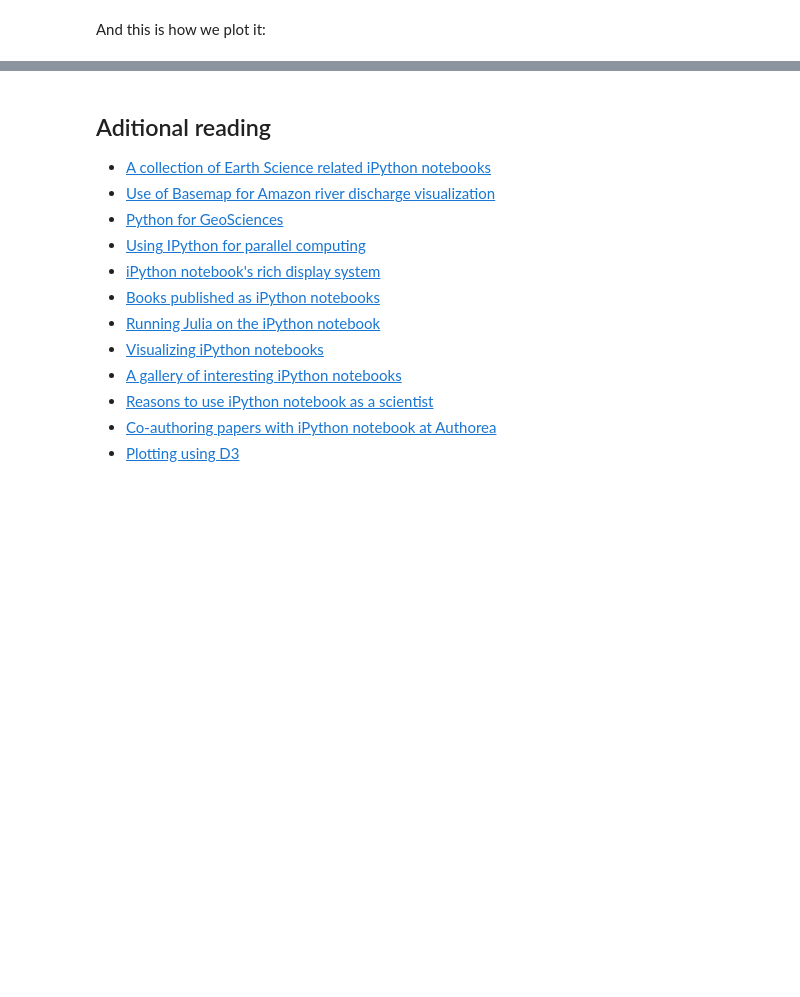
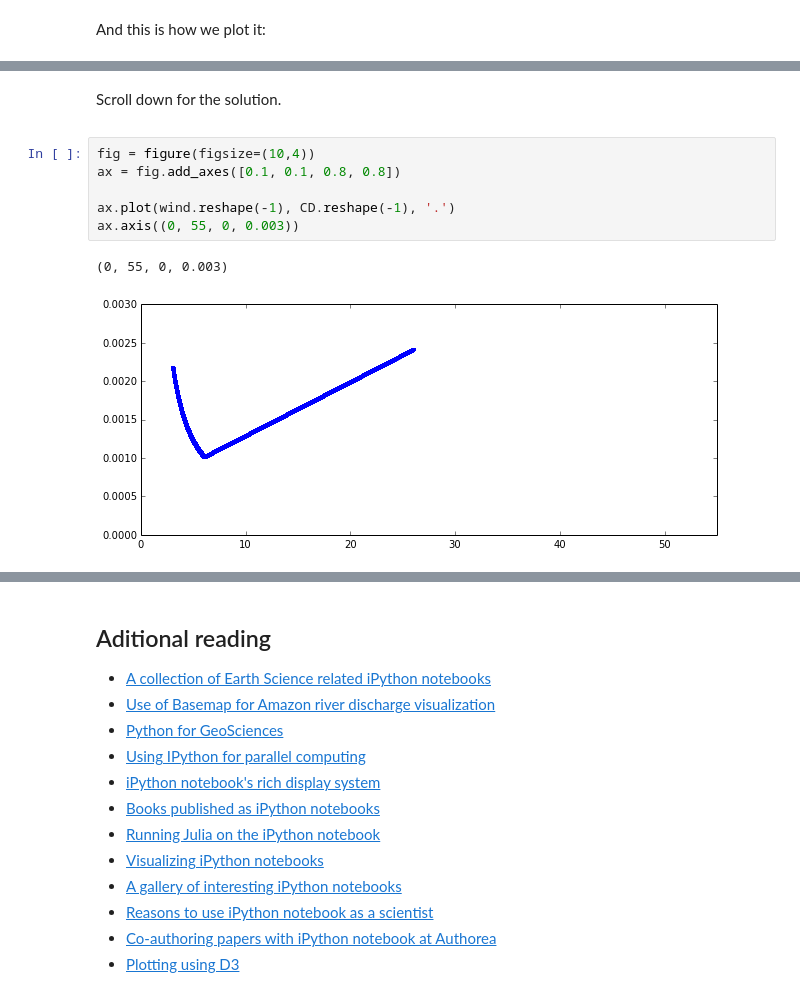
Before and after one commit to betodealmeida/notebooks, a Jupyter notebook: opendap_hands_on/iPython+Pydap hands-on.ipynb, the cells around one changed output, grey strips where cells are left out. Drawn from its saved outputs; the diff is of its cells as text; blank space fills up the shorter version.

```diff
--- a/opendap_hands_on/iPython+Pydap hands-on.ipynb
+++ b/opendap_hands_on/iPython+Pydap hands-on.ipynb
@@ -138,0 +230,13 @@ ImportError: No module named basemap
+# %% [markdown]
+Scroll down for the solution.
+
+<div style="height: 600px"></div>
+# %%
+fig = figure(figsize=(10,4))
+ax = fig.add_axes([0.1, 0.1, 0.8, 0.8])
+
+ax.plot(wind.reshape(-1), CD.reshape(-1), '.')
+ax.axis((0, 55, 0, 0.003))
+# %% [output]
+(0, 55, 0, 0.003)
+[figure, added]
```
Also changed, not shown: parts of 23 cells of this notebook.
